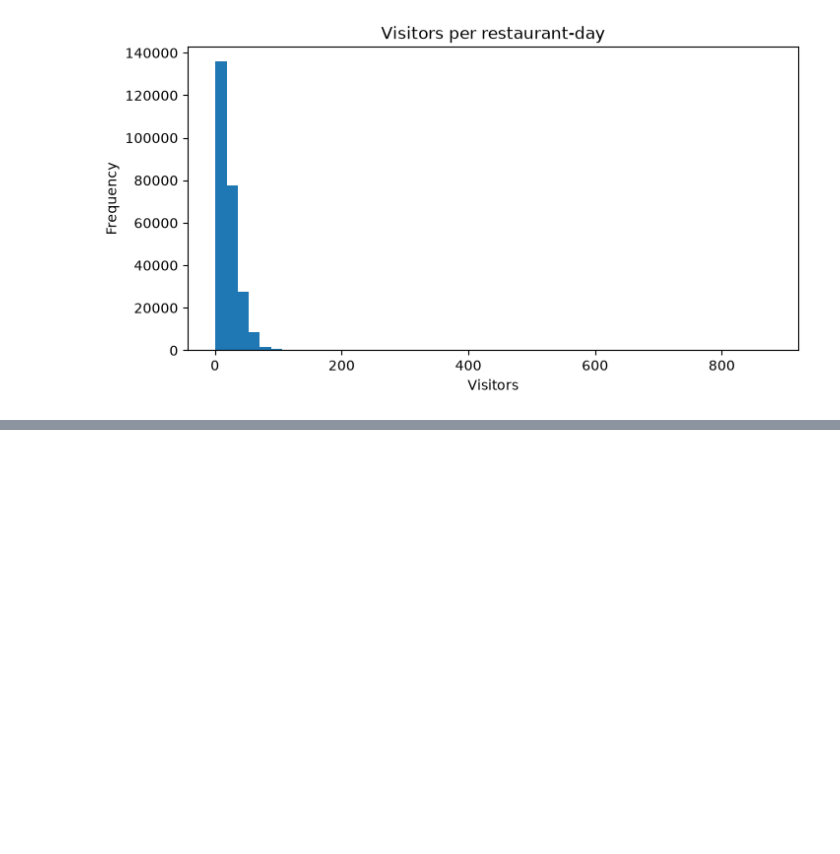
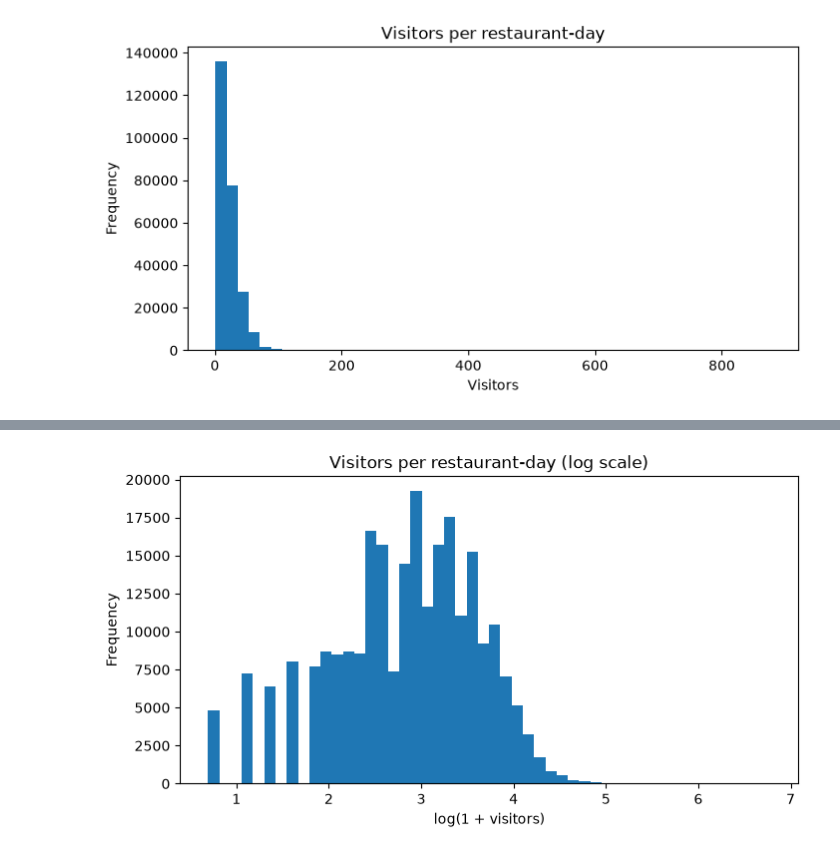
Before and after one commit to bakarboyy/restaurant-demand-forecasting, a Jupyter notebook: notebooks/01_explore.ipynb, the cells around one changed output, grey strips where cells are left out. Cells and saved outputs as stored; diff of their text form; code cells hidden in the pictures; blank space fills up the shorter version.

```diff
--- a/notebooks/01_explore.ipynb
+++ b/notebooks/01_explore.ipynb
@@ -86,0 +156,7 @@ The weekend is generally more busier than the rest of the week. Saturdays are th
+# %%
+import numpy as np
+np.log1p(visits["visitors"]).plot(kind="hist", bins=50, figsize=(8, 4), title="Visitors per restaurant-day (log scale)")
+plt.xlabel("log(1 + visitors)")
+plt.show()
+# %% [output]
+[figure, added]
```
Also changed, not shown: parts of 35 cells of this notebook.
